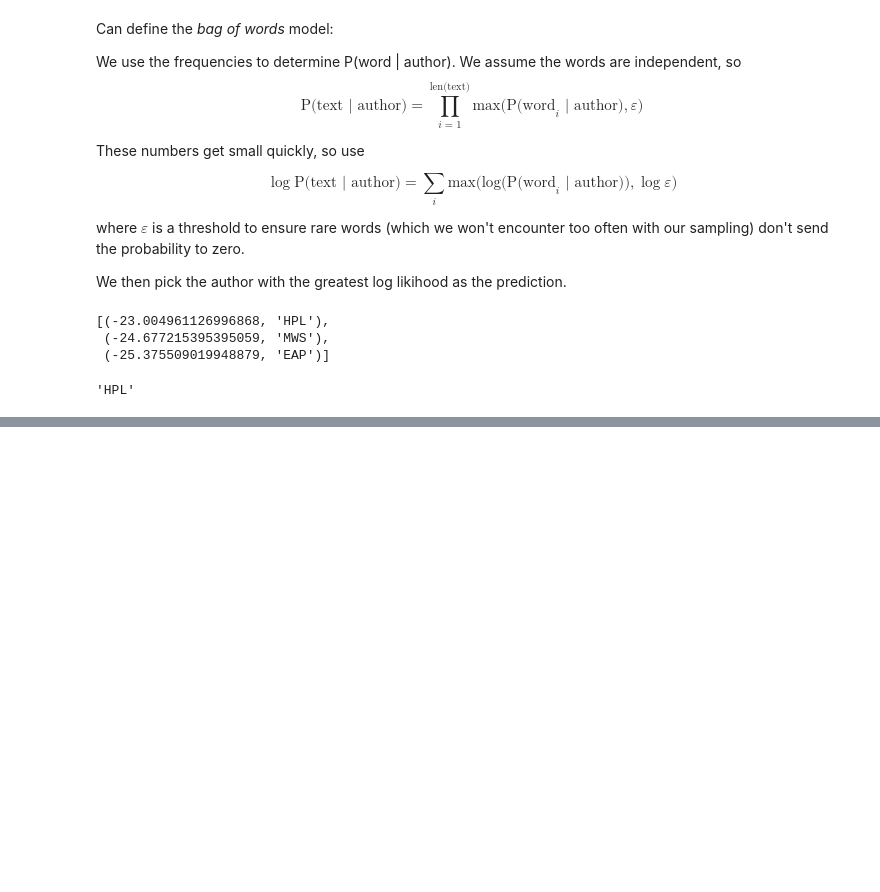
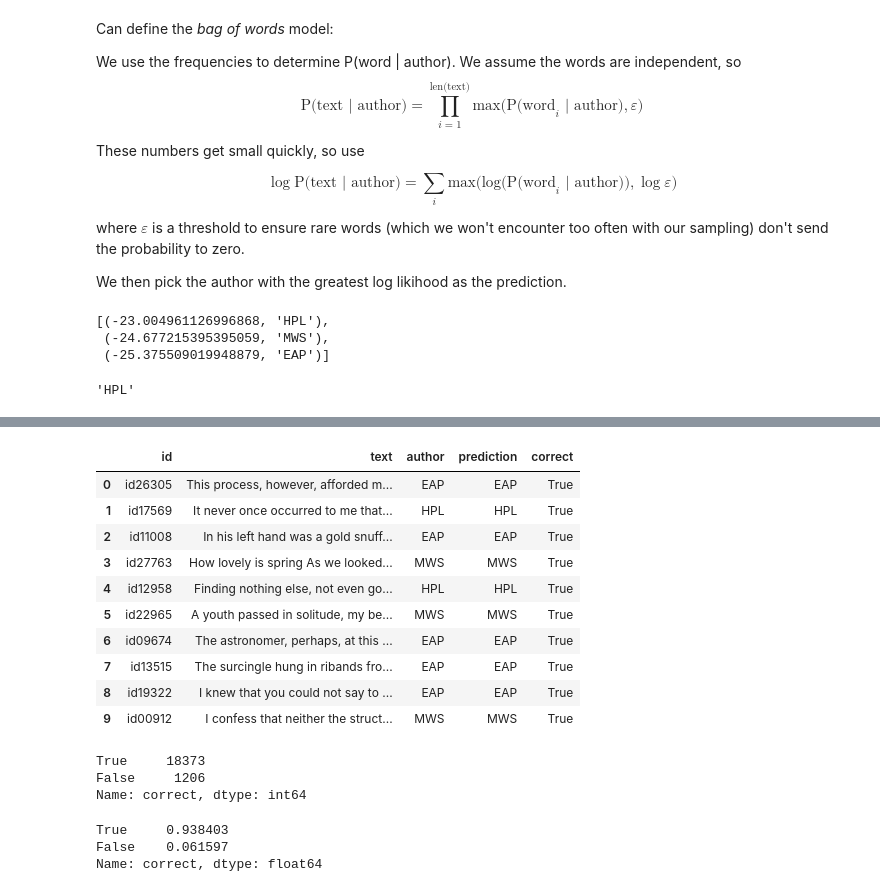
Before and after one commit to kiwidamien/spooky_author, a Jupyter notebook: spooky_eda.ipynb, the cells around one changed output, grey strips where cells are left out. Drawn from its saved outputs; the diff is of its cells as text; code cells hidden in the pictures; blank space fills up the shorter version.

```diff
--- a/spooky_eda.ipynb
+++ b/spooky_eda.ipynb
@@ -170,0 +174,28 @@ train['prediction'] = train.text.apply(lambda t: bag_of_words_prediction(t))
+# %%
+train['correct'] = train.author == train.prediction
+# %%
+train.head(n=10)
+# %% [output]
+|  | id | text | author | prediction | correct |
+| 0 | id26305 | This process, however, afforded m... | EAP | EAP | True |
+| 1 | id17569 | It never once occurred to me that... | HPL | HPL | True |
+| 2 | id11008 | In his left hand was a gold snuff... | EAP | EAP | True |
+| 3 | id27763 | How lovely is spring As we looked... | MWS | MWS | True |
+| 4 | id12958 | Finding nothing else, not even go... | HPL | HPL | True |
+| 5 | id22965 | A youth passed in solitude, my be... | MWS | MWS | True |
+| 6 | id09674 | The astronomer, perhaps, at this ... | EAP | EAP | True |
+| 7 | id13515 | The surcingle hung in ribands fro... | EAP | EAP | True |
+| 8 | id19322 | I knew that you could not say to ... | EAP | EAP | True |
+| 9 | id00912 | I confess that neither the struct... | MWS | MWS | True |
+# %%
+train.correct.value_counts()
+# %% [output]
+True     18373
+False     1206
+Name: correct, dtype: int64
+# %%
+train.correct.value_counts(normalize=True)
+# %% [output]
+True     0.938403
+False    0.061597
+Name: correct, dtype: float64
```
Also changed, not shown: parts of 4 cells of this notebook.
